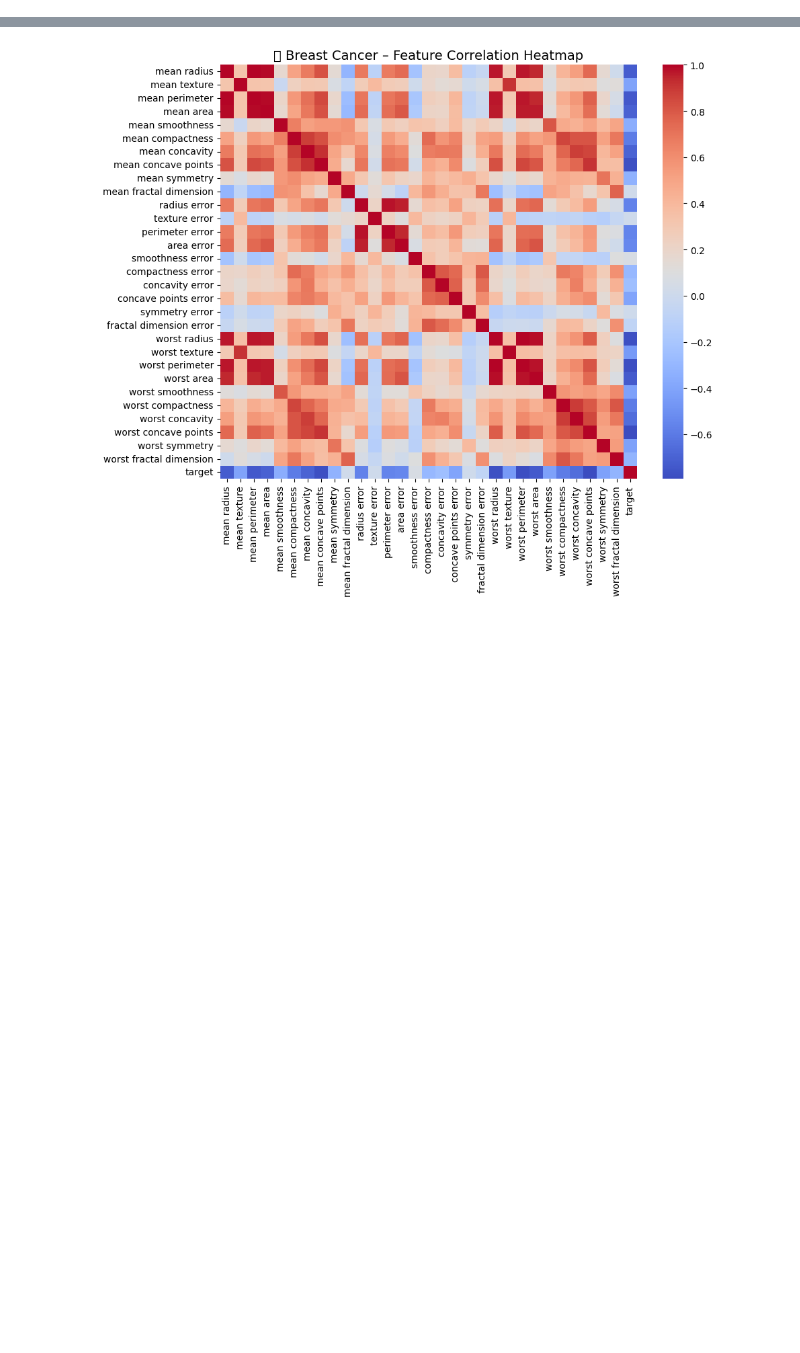
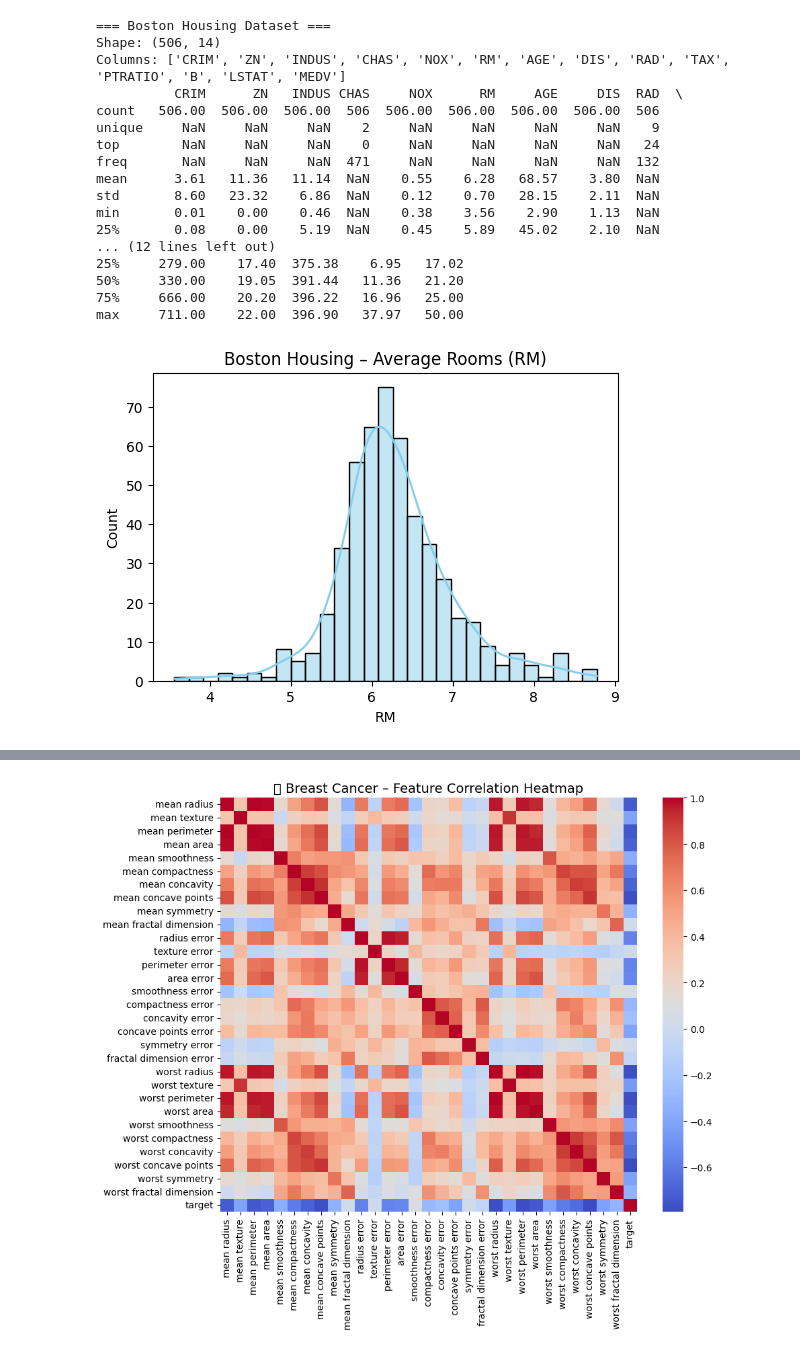
Before and after one commit to parmidamardi/CDM-TA-2, a Jupyter notebook: CDM‑MatrixMonitor‑FP.ipynb, the cells around one changed output, grey strips where cells are left out. Cells and saved outputs as stored; diff of their text form; code cells hidden in the pictures; blank space fills up the shorter version.

```diff
--- a/CDM‑MatrixMonitor‑FP.ipynb
+++ b/CDM‑MatrixMonitor‑FP.ipynb
@@ -124,0 +88,32 @@ max            2.500000    2.000000
+# %%
+boston = fetch_openml(name="boston", version=1, as_frame=True)
+df_boston = boston.frame
+# %%
+print("=== Boston Housing Dataset ===")
+print("Shape:", df_boston.shape)
+print("Columns:", list(df_boston.columns))
+print(df_boston.describe(include='all').round(2), "\n")
+
+plt.figure(figsize=(6, 4))
+sns.histplot(df_boston["RM"], kde=True, color='skyblue')
+plt.title("Boston Housing – Average Rooms (RM)")
+plt.show()
+# %% [output]
+=== Boston Housing Dataset ===
+Shape: (506, 14)
+Columns: ['CRIM', 'ZN', 'INDUS', 'CHAS', 'NOX', 'RM', 'AGE', 'DIS', 'RAD', 'TAX', 'PTRATIO', 'B', 'LSTAT', 'MEDV']
+          CRIM      ZN   INDUS CHAS     NOX      RM     AGE     DIS  RAD  \
+count   506.00  506.00  506.00  506  506.00  506.00  506.00  506.00  506
+unique     NaN     NaN     NaN    2     NaN     NaN     NaN     NaN    9
+top        NaN     NaN     NaN    0     NaN     NaN     NaN     NaN   24
+freq       NaN     NaN     NaN  471     NaN     NaN     NaN     NaN  132
+mean      3.61   11.36   11.14  NaN    0.55    6.28   68.57    3.80  NaN
+std       8.60   23.32    6.86  NaN    0.12    0.70   28.15    2.11  NaN
+min       0.01    0.00    0.46  NaN    0.38    3.56    2.90    1.13  NaN
+25%       0.08    0.00    5.19  NaN    0.45    5.89   45.02    2.10  NaN
+... (12 lines left out)
+25%     279.00    17.40  375.38    6.95   17.02
+50%     330.00    19.05  391.44   11.36   21.20
+75%     666.00    20.20  396.22   16.96   25.00
+max     711.00    22.00  396.90   37.97   50.00
+[figure, added]
```
Also changed, not shown: parts of 10 cells of this notebook.
